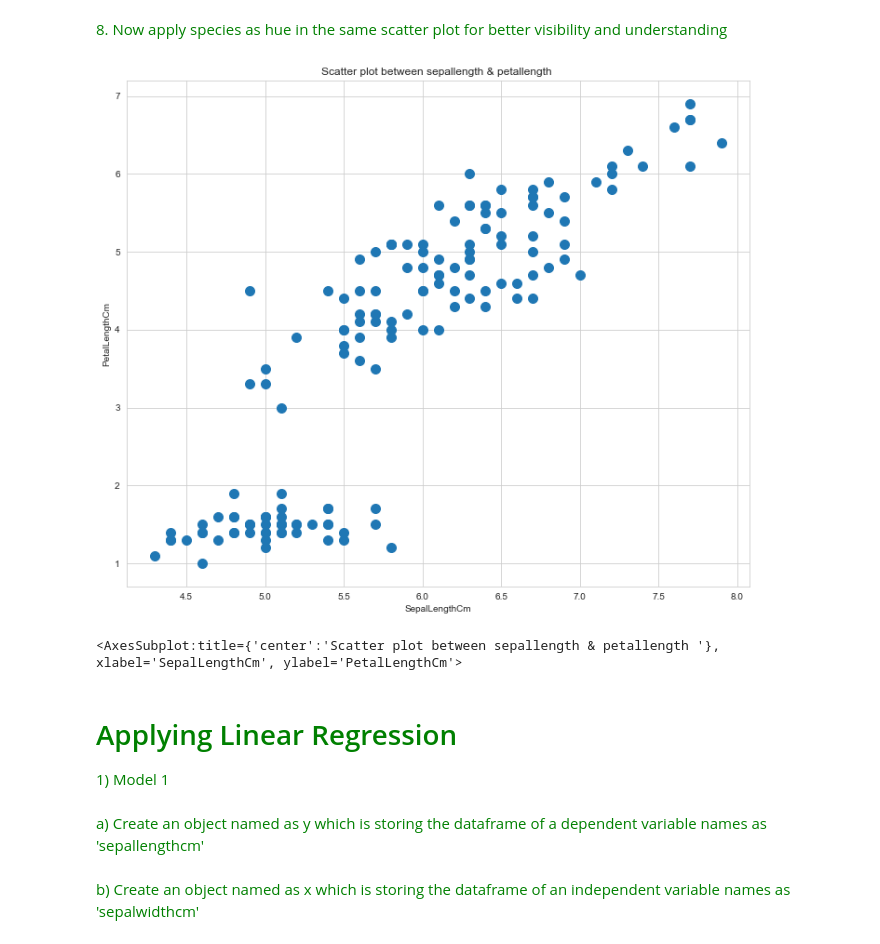
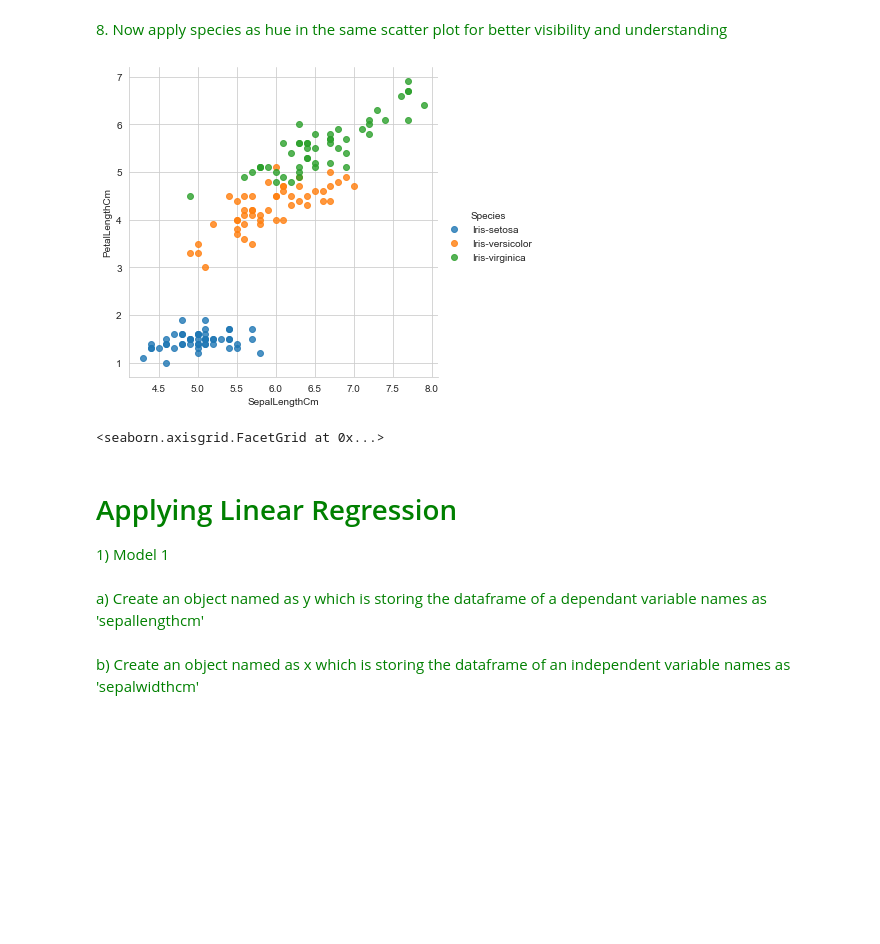
Before and after one commit to mba2241/Beautifying-the-Flowers, a Jupyter notebook: iris.ipynb, the cells around one changed output. Saved outputs shown, nothing was run; the diff lists cells and outputs as text; code cells hidden in the pictures; blank space fills up the shorter version.

```diff
--- a/iris.ipynb
+++ b/iris.ipynb
@@ -130,17 +130,16 @@ df.plot.scatter ( x= 'SepalLengthCm', y= 'PetalLengthCm', title = "Scatter plot
 <span style="color: rgb(0, 128, 0);">8. Now apply species as hue in the same scatter plot for better visibility and understanding</span>
 # %%
 # Set the plot style to whitegrid theme, suited to plots with heavy data elements
-sns.set_style ('whitegrid')
-# Draw a scatter plot, specify figure size with matplotlib, change marker size with s=100 in
-df.plot.scatter (x = 'SepalLengthCm', y = 'PetalLengthCm', s=100, figsize= (12,10),
-                title = "Scatter plot between sepallength & petallength " )
+sns.set_style('whitegrid')
+# Draw a scatter plot, (lmplot () functions are closely related)
+sns.lmplot( x='SepalLengthCm', y='PetalLengthCm', data=df, hue='Species', fit_reg=False )
 # %% [output]
-[figure, old version]
+[figure, new version]
-<AxesSubplot:title={'center':'Scatter plot between sepallength & petallength '}, xlabel='SepalLengthCm', ylabel='PetalLengthCm'>
+<seaborn.axisgrid.FacetGrid at 0x...>
 # %% [markdown]
 # <span style="color: #008000;">Applying Linear Regression</span>
 
 <span style="color: #008000;">1) Model 1&nbsp;</span>
 # %% [markdown]
-<span style="color: #008000;">a) Create an object named as y which is storing the dataframe of a dependent variable names as 'sepallengthcm'</span>
+<span style="color: #008000;">a) Create an object named as y which is storing the dataframe of a dependant variable names as 'sepallengthcm'</span>
 # %%
```
Also changed, not shown: parts of 17 cells of this notebook, 1 other file.
